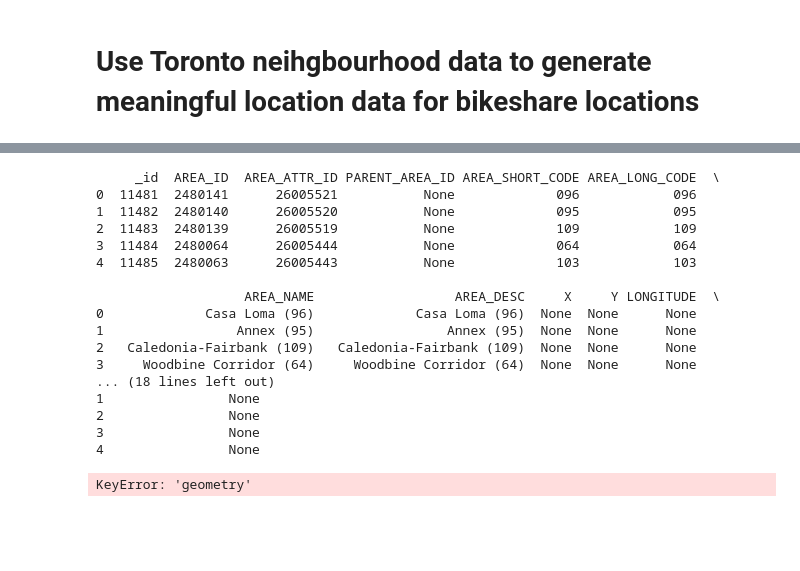
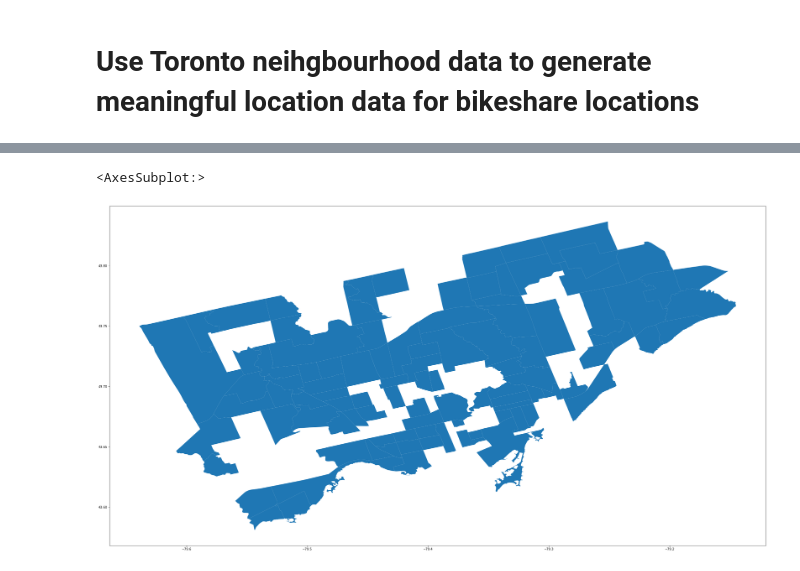
Before and after one commit to smcgibbo/TorontoBike, a Jupyter notebook: Spatial_anaysis.ipynb, the cells around one changed output, grey strips where cells are left out. Saved outputs shown, nothing was run; the diff lists cells and outputs as text; code cells hidden in the pictures; blank space fills up the shorter version.

Commit message:
parsed the Toronto neighbourhoods mapping information and graphed it, some data is missing

```diff
--- a/Spatial_anaysis.ipynb
+++ b/Spatial_anaysis.ipynb
@@ -7,6 +7,8 @@ import geopandas as gpd
 #import geoplot.crs as gcrs
 import matplotlib.pyplot as plt
 import requests
+import json
+from shapely.geometry import shape
 
 # Get the dataset metadata by passing package_id to the package_search endpoint
 # For example, to retrieve the metadata for this dataset:
@@ -14,15 +16,35 @@ import requests
 url = "https://ckan0.cf.opendata.inter.prod-toronto.ca/api/3/action/package_show"
 params = { "id": "4def3f65-2a65-4a4f-83c4-b2a4aed72d46"}
 package = requests.get(url, params = params).json()
+url = package["result"]["resources"][0]['url']
 
 # Get the data by passing the resource_id to the datastore_search endpoint
 # See https://docs.ckan.org/en/latest/maintaining/datastore.html for detailed parameters options
 # For example, to retrieve the data content for the first resource in the datastore:
 
 for idx, resource in enumerate(package["result"]["resources"]):
+    #print(resource)
     if resource["datastore_active"]:
         url = "https://ckan0.cf.opendata.inter.prod-toronto.ca/api/3/action/datastore_search"
         p = { "id": resource["id"] }
+        print(type(requests.get(url, params = p)))
         data = requests.get(url, params = p).json()
+        #print(data)
         df = pd.DataFrame(data["result"]["records"])
         break
+
+#define function to parse the geometry column
+#This is not extremely efficient but I can't figure out how another work around
+#besides downloading the JSON file and useing gpd.read_file
+def parse_geom(geom_str):
+    return shape(json.loads(geom_str))
+    try:
+        return shape(json.loads(geom_str))
+    except (TypeError, AttributeError):  # Handle NaN and empty strings
+        return None
+#assign the function to the correct column
+df["geometry"] = df["geometry"].apply(parse_geom)
+
+#turn this into a geopandas dataframe
+gdf = gpd.GeoDataFrame(df, geometry="geometry")
+print(gdf.head())
@@ -29,30 +69,5 @@ for idx, resource in enumerate(package["result"]["resources"]):
-# %%
-m = gpd.GeoDataFrame(data["result"]["records"])
-print(m.head())
-#m.plot()
-m = pd.read_json( r'https://data.cityofnewyork.us/resource/93vf-i5bz.json' )
-m['the_geom'] = m['the_geom'].apply(shape)
-m_geo = gpd.GeoDataFrame(m).set_geometry('geometry')
-print(m_geo)
-world = gpd.read_file(gpd.datasets.get_path('naturalearth_lowres'))
-print(world.head())
-#gplt.polyplot(df, projection=gcrs.AlbersEqualArea())
-# %% [output]
-     _id  AREA_ID  AREA_ATTR_ID PARENT_AREA_ID AREA_SHORT_CODE AREA_LONG_CODE  \
-0  11481  2480141      26005521           None             096            096
-1  11482  2480140      26005520           None             095            095
-2  11483  2480139      26005519           None             109            109
-3  11484  2480064      26005444           None             064            064
-4  11485  2480063      26005443           None             103            103
-
-                   AREA_NAME                  AREA_DESC     X     Y LONGITUDE  \
-0             Casa Loma (96)             Casa Loma (96)  None  None      None
-1                 Annex (95)                 Annex (95)  None  None      None
-2   Caledonia-Fairbank (109)   Caledonia-Fairbank (109)  None  None      None
-3     Woodbine Corridor (64)     Woodbine Corridor (64)  None  None      None
-... (18 lines left out)
-1                None
-2                None
-3                None
-4                None
-KeyError: 'geometry'
+# %%
+gdf.plot(figsize=(40,20))
+# %% [output]
+<AxesSubplot:>
+[figure, added]
```
Also changed, not shown: parts of 1 cell of this notebook.
